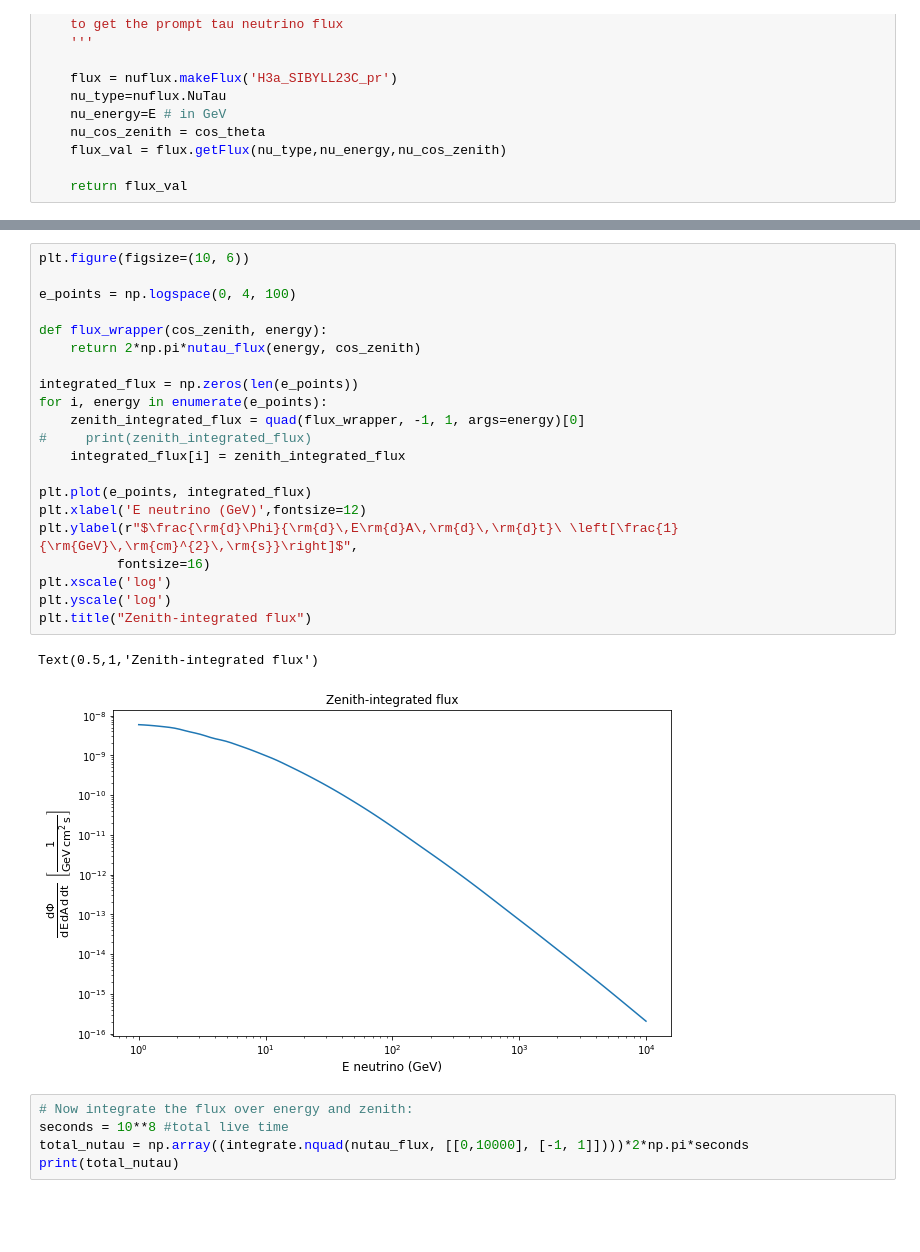
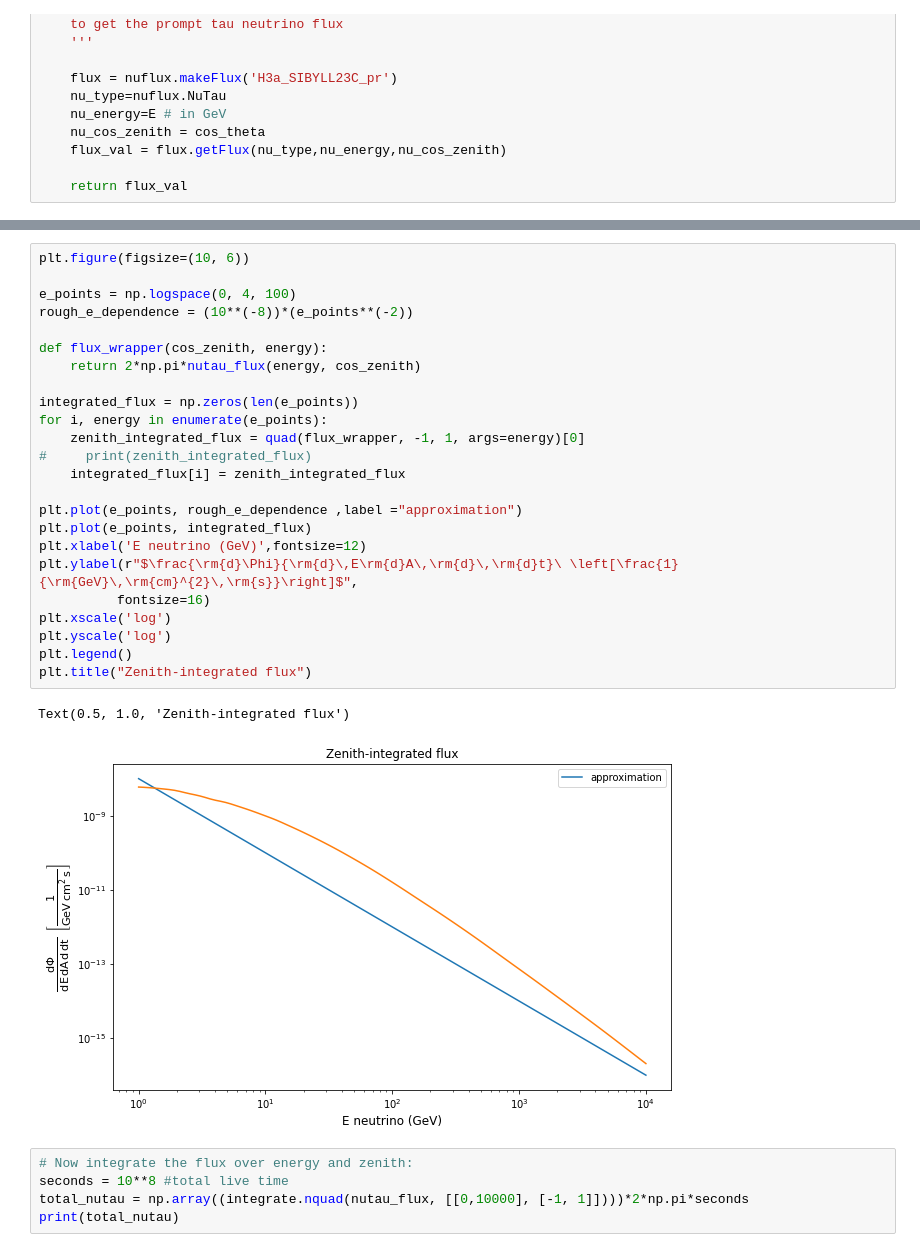
Before and after one commit to jybook/atmospheric_hnl, a Jupyter notebook: HNL prediction.ipynb, the cells around one changed output, grey strips where cells are left out. Cells and saved outputs as stored; diff of their text form; blank space fills up the shorter version.

```diff
--- a/HNL prediction.ipynb
+++ b/HNL prediction.ipynb
@@ -112,27 +133,30 @@ plt.legend()
 # %%
 plt.figure(figsize=(10, 6))
 
 e_points = np.logspace(0, 4, 100)
+rough_e_dependence = (10**(-8))*(e_points**(-2))
 
 def flux_wrapper(cos_zenith, energy):
     return 2*np.pi*nutau_flux(energy, cos_zenith)
 
 integrated_flux = np.zeros(len(e_points))
 for i, energy in enumerate(e_points):
     zenith_integrated_flux = quad(flux_wrapper, -1, 1, args=energy)[0]
 #     print(zenith_integrated_flux)
     integrated_flux[i] = zenith_integrated_flux
 
+plt.plot(e_points, rough_e_dependence ,label ="approximation")
 plt.plot(e_points, integrated_flux)
 plt.xlabel('E neutrino (GeV)',fontsize=12)
 plt.ylabel(r"$\frac{\rm{d}\Phi}{\rm{d}\,E\rm{d}A\,\rm{d}\,\rm{d}t}\ \left[\frac{1}{\rm{GeV}\,\rm{cm}^{2}\,\rm{s}}\right]$",
           fontsize=16)
 plt.xscale('log')
 plt.yscale('log')
+plt.legend()
 plt.title("Zenith-integrated flux")
 # %% [output]
-Text(0.5,1,'Zenith-integrated flux')
+Text(0.5, 1.0, 'Zenith-integrated flux')
-[figure, old version]
+[figure, new version]
 # %%
 # Now integrate the flux over energy and zenith:
 seconds = 10**8 #total live time
```
Also changed, not shown: parts of 41 cells of this notebook, 10 other files.
